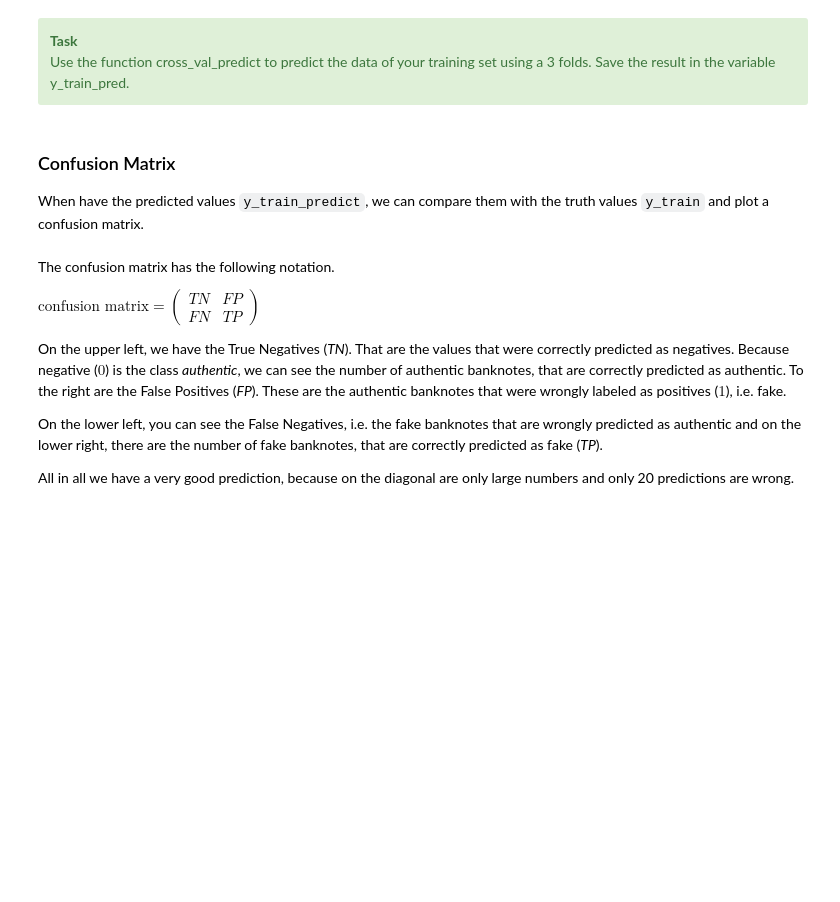
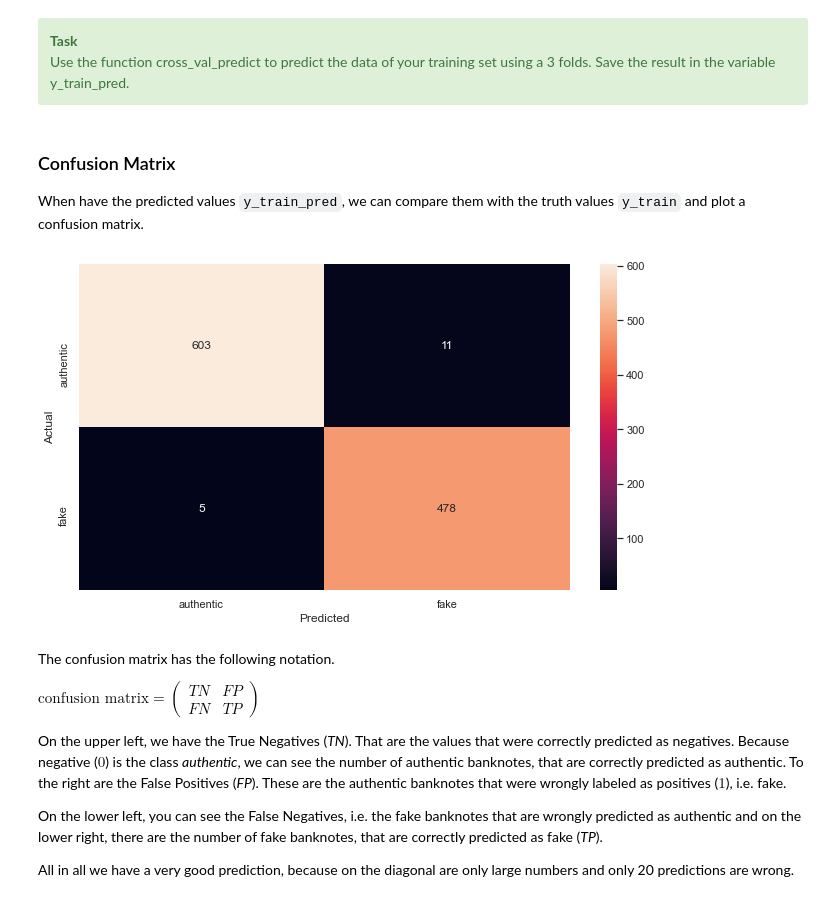
Before and after one commit to alpargur/machine-learning-101, a Jupyter notebook: dev/03-Classification/03-Classification.ipynb, the cells around one changed output. Cells and saved outputs as stored; diff of their text form; code cells hidden in the pictures; blank space fills up the shorter version.

```diff
--- a/dev/03-Classification/03-Classification.ipynb
+++ b/dev/03-Classification/03-Classification.ipynb
@@ -17,6 +17,8 @@ import pandas as pd
 import matplotlib.pyplot as plt
 import seaborn as sns
 %matplotlib inline
+# set seaborn plot size globally
+sns.set(rc={'figure.figsize':(11,6)})
 # %% [markdown]
 <h2 style="color:blue" align="left">Banknote Authentication Data Set</h2>
 
@@ -56,3 +70,6 @@ Use the train_test_split function, to split up dataset. The test set should cons
 X, y = [], []
 X_train, X_test, y_train, y_test = [], [], [], []
 # Write Your Code Here
+X = dataset.drop('class', axis=1)
+y = dataset['class']
+X_train, X_test, y_train, y_test = train_test_split(X, y, test_size=0.2, random_state=42)
@@ -70,6 +91,8 @@ Scale the training and test set with the StandardScaler sc. Save the results in
 sc = StandardScaler()
 X_train_scaled, X_test_scaled = [], []
 # Write Your Code Here
+X_train_scaled = sc.fit_transform(X_train)
+X_test_scaled = sc.transform(X_test)
 # %% [markdown]
 <h2 style="color:blue" align="left">Train and Evaluate your Model</h2>
 
@@ -106,17 +136,20 @@ Use the function cross_val_predict to predict the data of your training set usin
 # %%
 y_train_pred = []
 # Write Your Code Here
+y_train_pred = cross_val_predict(sgd_clf, X_train, y_train, cv=3)
 # %% [markdown]
 ### Confusion Matrix
 
-When have the predicted values `y_train_predict`, we can compare them with the truth values `y_train` and plot a confusion matrix.
+When have the predicted values `y_train_pred`, we can compare them with the truth values `y_train` and plot a confusion matrix.
 # %%
 from sklearn.metrics import confusion_matrix
 # %%
 tickLabels = ['authentic', 'fake']
-ax = sns.heatmap(confusion_matrix(y_train, y_train_pred), annot=True, fmt="d", yticklabels=tickLabels, xticklabels=tickLabels)
+ax = sns.heatmap(confusion_matrix(y_train, y_train_pred), annot=True, fmt="d", yticklabels=tickLabels, xticklabels=tickLabels,)
 ax.set_xlabel('Predicted', fontsize=12)
 ax.set_ylabel('Actual', fontsize=12);
+# %% [output]
+[figure, added]
 # %% [markdown]
 The confusion matrix has the following notation.
 
```
Also changed, not shown: parts of 30 cells of this notebook, 6 other files.
